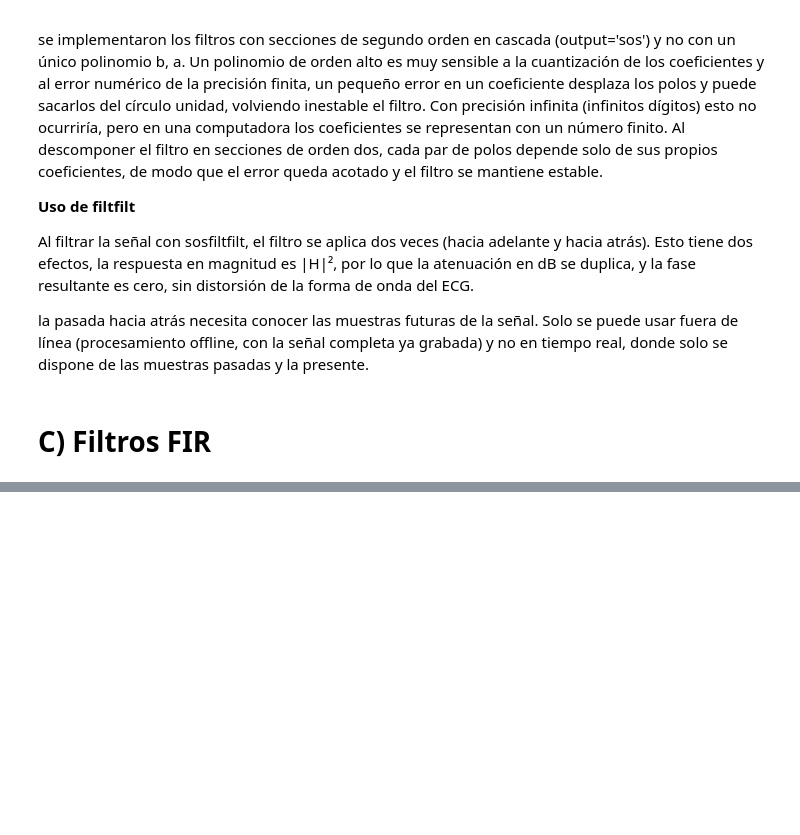
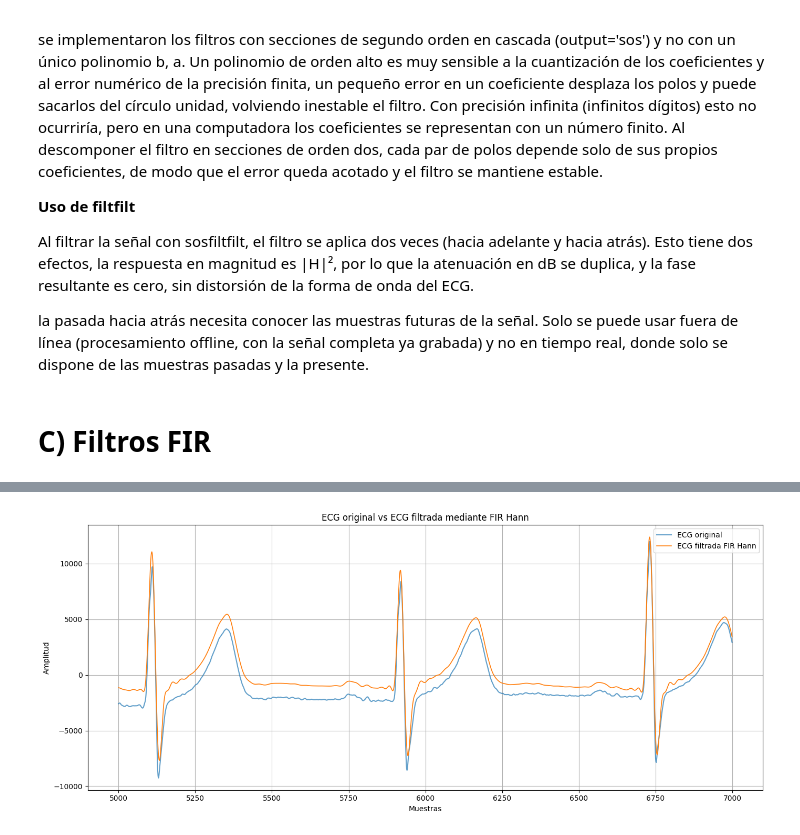
Before and after one commit to Tomasniklas/TS1-, a Jupyter notebook: TS7.ipynb, the cells around one changed output, grey strips where cells are left out. Saved outputs shown, nothing was run; the diff lists cells and outputs as text; code cells hidden in the pictures; blank space fills up the shorter version.

```diff
--- a/TS7.ipynb
+++ b/TS7.ipynb
@@ -564,0 +667,21 @@ la pasada hacia atrás necesita conocer las muestras futuras de la señal. Solo
+# %%
+ #%% Comparación ECG original vs filtrada
+
+inicio = 5000
+fin = 7000
+
+plt.figure(figsize=(14, 6))
+
+plt.plot(np.arange(inicio, fin), ecg_one_lead[inicio:fin], label='ECG original', alpha=0.7)
+
+plt.plot(np.arange(inicio, fin), y_hann_comp[inicio:fin], label='ECG filtrada FIR Hann', linewidth=1.2)
+
+plt.title('ECG original vs ECG filtrada mediante FIR Hann')
+plt.xlabel('Muestras')
+plt.ylabel('Amplitud')
+plt.legend()
+plt.grid(True)
+plt.tight_layout()
+plt.show()
+# %% [output]
+[figure, added]
```
Also changed, not shown: parts of 15 cells of this notebook.
